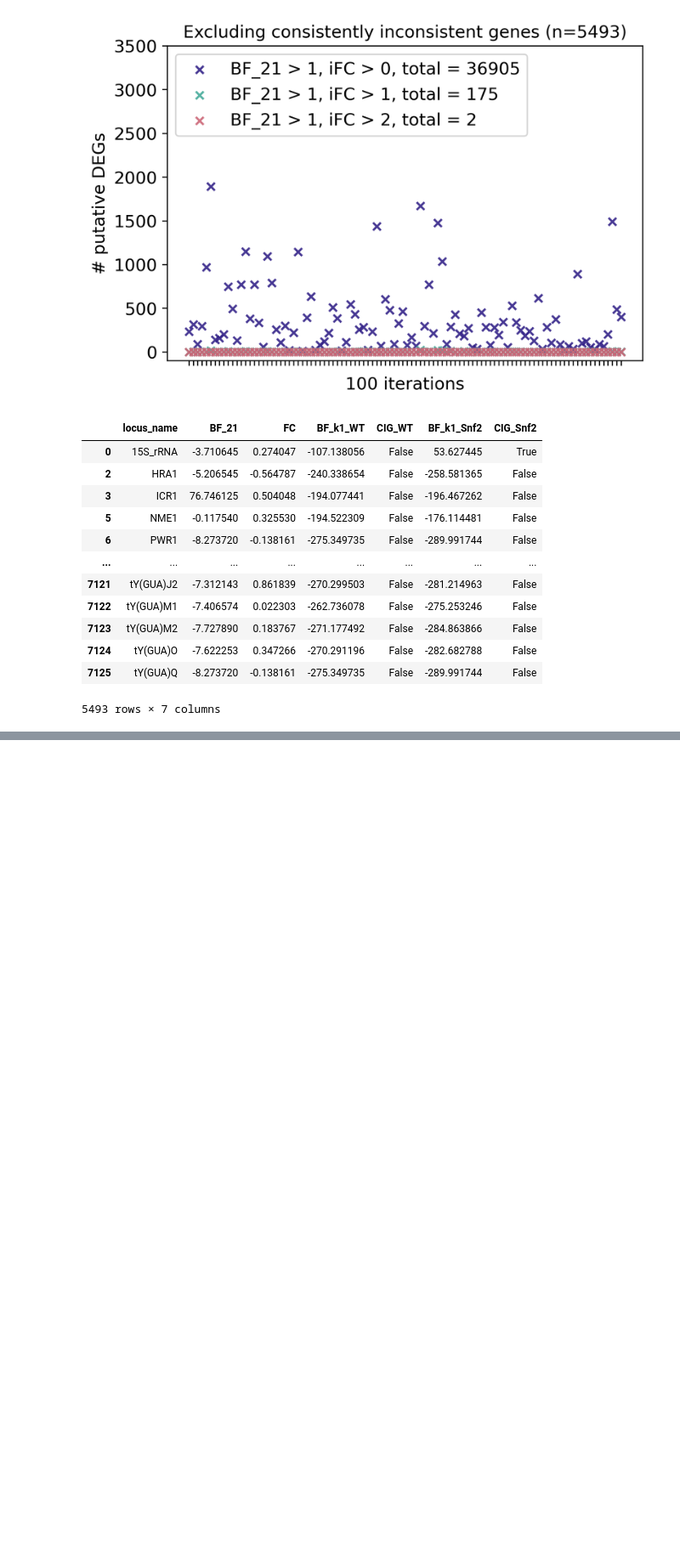
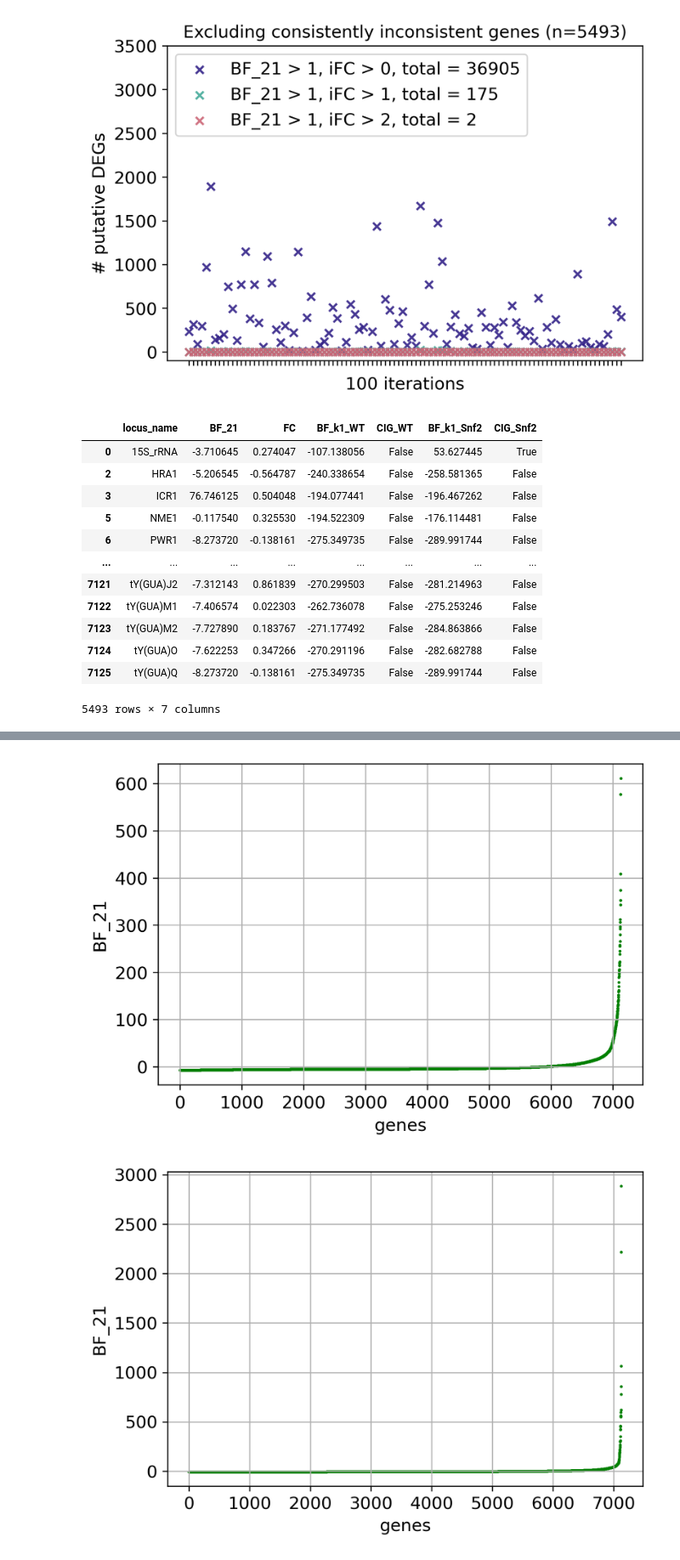
Before and after one commit to Morris-Research-Group/bayexpress, a Jupyter notebook: CONTROL_R10_BF1_CIG.ipynb, the cells around one changed output, grey strips where cells are left out. Shown at 85% size. Saved outputs shown, nothing was run; the diff lists cells and outputs as text; code cells hidden in the pictures; blank space fills up the shorter version.

```diff
--- a/CONTROL_R10_BF1_CIG.ipynb
+++ b/CONTROL_R10_BF1_CIG.ipynb
@@ -285,0 +326,22 @@ display(RALL_bayexpress.loc[RALL_bayexpress.CIG_WT == False])
+# %%
+# now let's look at some plots of BF_21 for ranked genes (by BF_21)
+
+for i in range(1,5): # let's only look at a few for now
+
+    data = pd.read_csv(f'DGE_results/CONTROL_R10_{i}_bayexpress.csv').iloc[:,1:]
+
+    plt.rcParams.update({'font.size': 12})
+
+    fig, axs = plt.subplots(1, 1, sharey=True, figsize=(6, 4), dpi=300)
+
+    axs.scatter(data.index, data.sort_values(by='BF_21').BF_21, s=1, c='g', alpha=1)
+
+    axs.set_xlabel('genes')
+    axs.set_ylabel('BF_21')
+
+    axs.grid(True)
+
+    plt.show()
+# %% [output]
+[figure, added]
+[figure, added]
```
Also changed, not shown: parts of 3 cells of this notebook, 14 other files.
